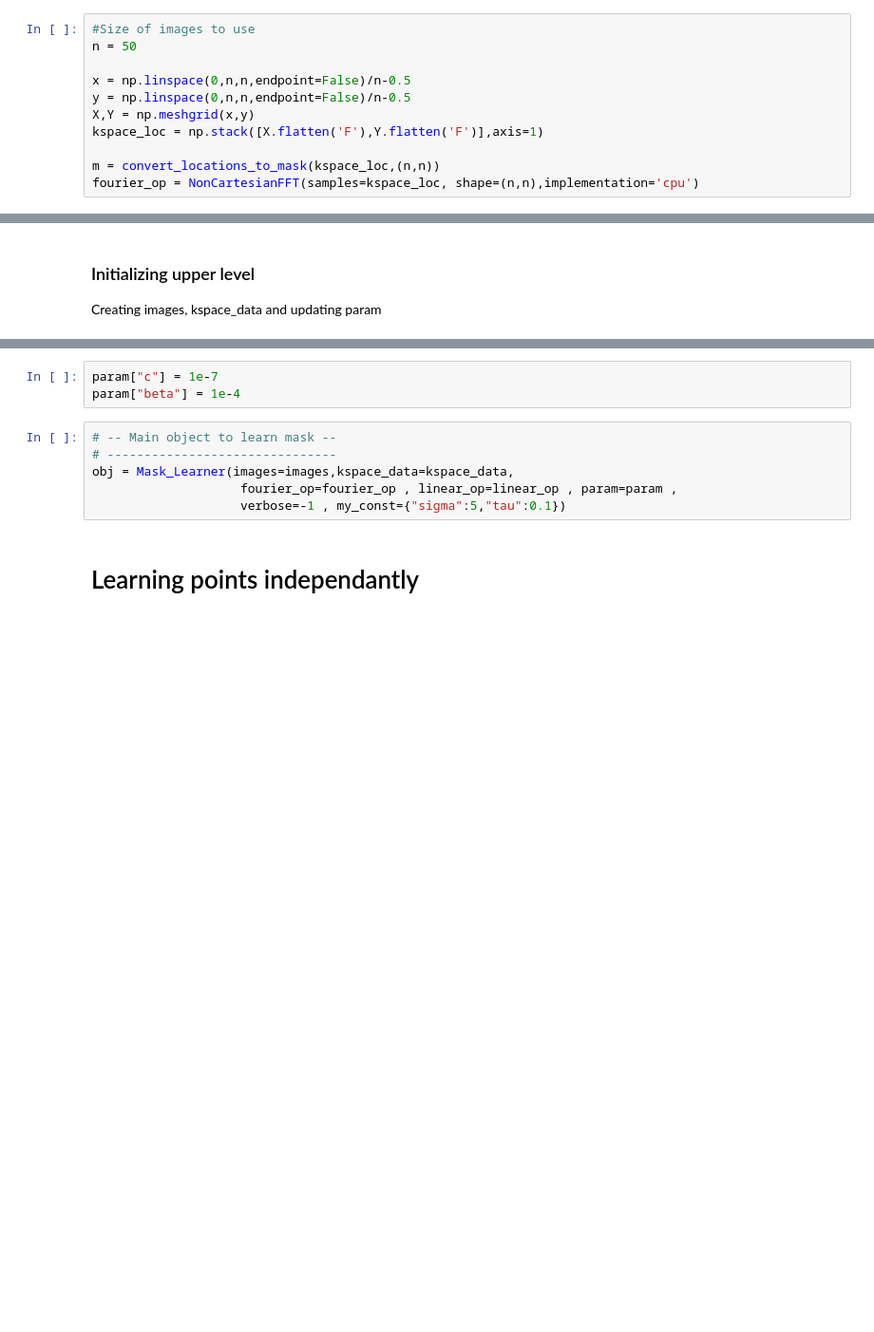
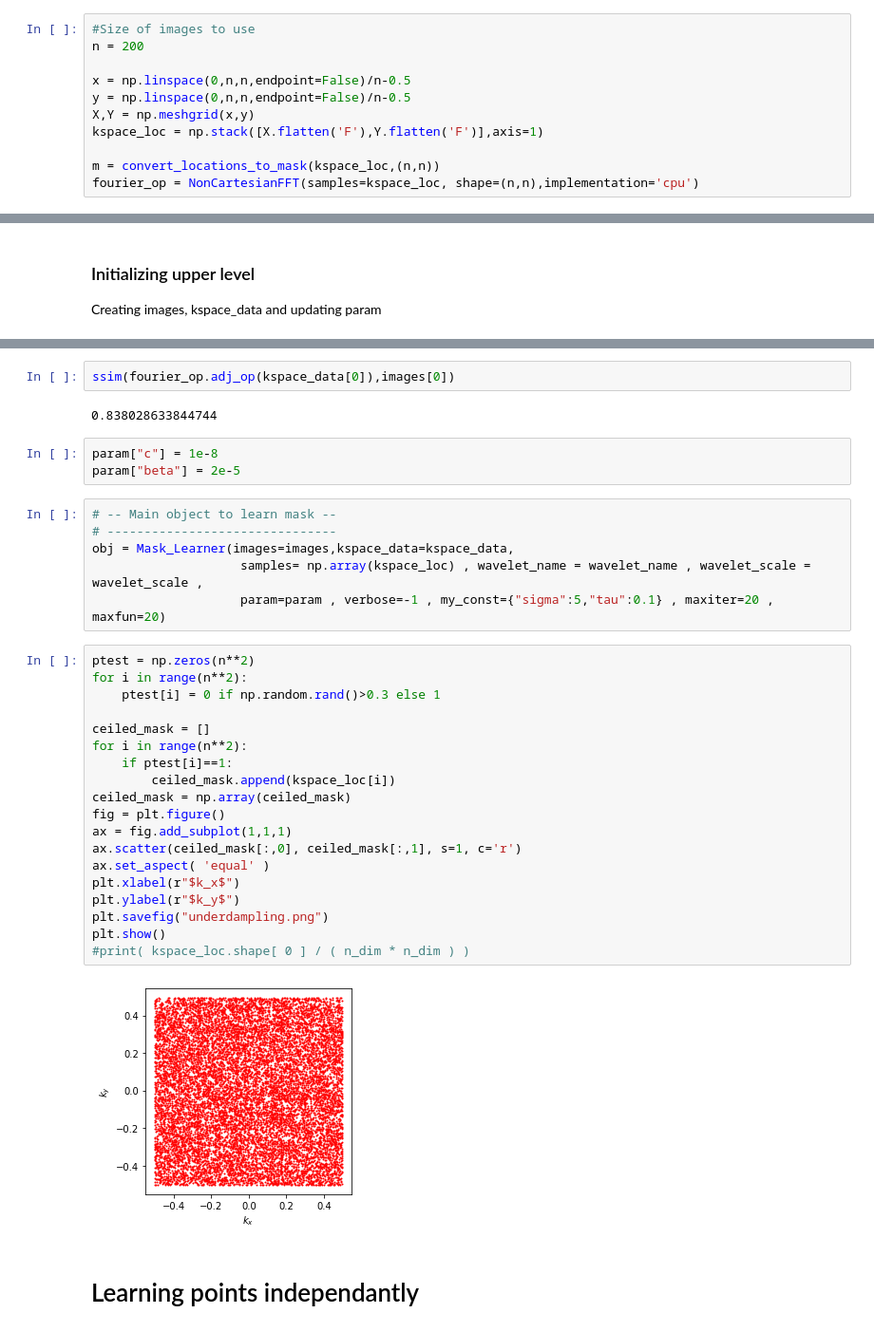
Before and after one commit to Biagig/Learning-Sampling-Pattern, a Jupyter notebook: Full algorithm.ipynb, the cells around one changed output, grey strips where cells are left out. Shown: that part at 95% size. Saved outputs shown, nothing was run; the diff lists cells and outputs as text; blank space fills up the shorter version.

```diff
--- a/Full algorithm.ipynb
+++ b/Full algorithm.ipynb
@@ -42,7 +42,7 @@ from UpperLevel.cost_utils import *
 Creating fourier_op, linear_op and param.
 # %%
 #Size of images to use
-n = 50
+n = 200
 
 x = np.linspace(0,n,n,endpoint=False)/n-0.5
 y = np.linspace(0,n,n,endpoint=False)/n-0.5
@@ -83,12 +87,37 @@ kspace_data = [(1+0j)*fourier_op.op(u0_mat)+0.1*np.mean(u0_mat)*np.random.randn(
+# %%
+ssim(fourier_op.adj_op(kspace_data[0]),images[0])
+# %% [output]
+0.838028633844744
 # %%
-param["c"] = 1e-7
-param["beta"] = 1e-4
+param["c"] = 1e-8
+param["beta"] = 2e-5
 # %%
 # -- Main object to learn mask --
 # -------------------------------
 obj = Mask_Learner(images=images,kspace_data=kspace_data,
-                    fourier_op=fourier_op , linear_op=linear_op , param=param ,
-                    verbose=-1 , my_const={"sigma":5,"tau":0.1})
+                    samples= np.array(kspace_loc) , wavelet_name = wavelet_name , wavelet_scale = wavelet_scale ,
+                    param=param , verbose=-1 , my_const={"sigma":5,"tau":0.1} , maxiter=20 , maxfun=20)
+# %%
+ptest = np.zeros(n**2)
+for i in range(n**2):
+    ptest[i] = 0 if np.random.rand()>0.3 else 1
+
+ceiled_mask = []
+for i in range(n**2):
+    if ptest[i]==1:
+        ceiled_mask.append(kspace_loc[i])
+ceiled_mask = np.array(ceiled_mask)
+fig = plt.figure()
+ax = fig.add_subplot(1,1,1)
+ax.scatter(ceiled_mask[:,0], ceiled_mask[:,1], s=1, c='r')
+ax.set_aspect( 'equal' )
+plt.xlabel(r"$k_x$")
+plt.ylabel(r"$k_y$")
+plt.savefig("underdampling.png")
+plt.show()
+#print( kspace_loc.shape[ 0 ] / ( n_dim * n_dim ) )
+# %% [output]
+[figure, added]
 # %% [markdown]
 # Learning points independantly
 # %%
```
Also changed, not shown: parts of 22 cells of this notebook, 2 other files.
